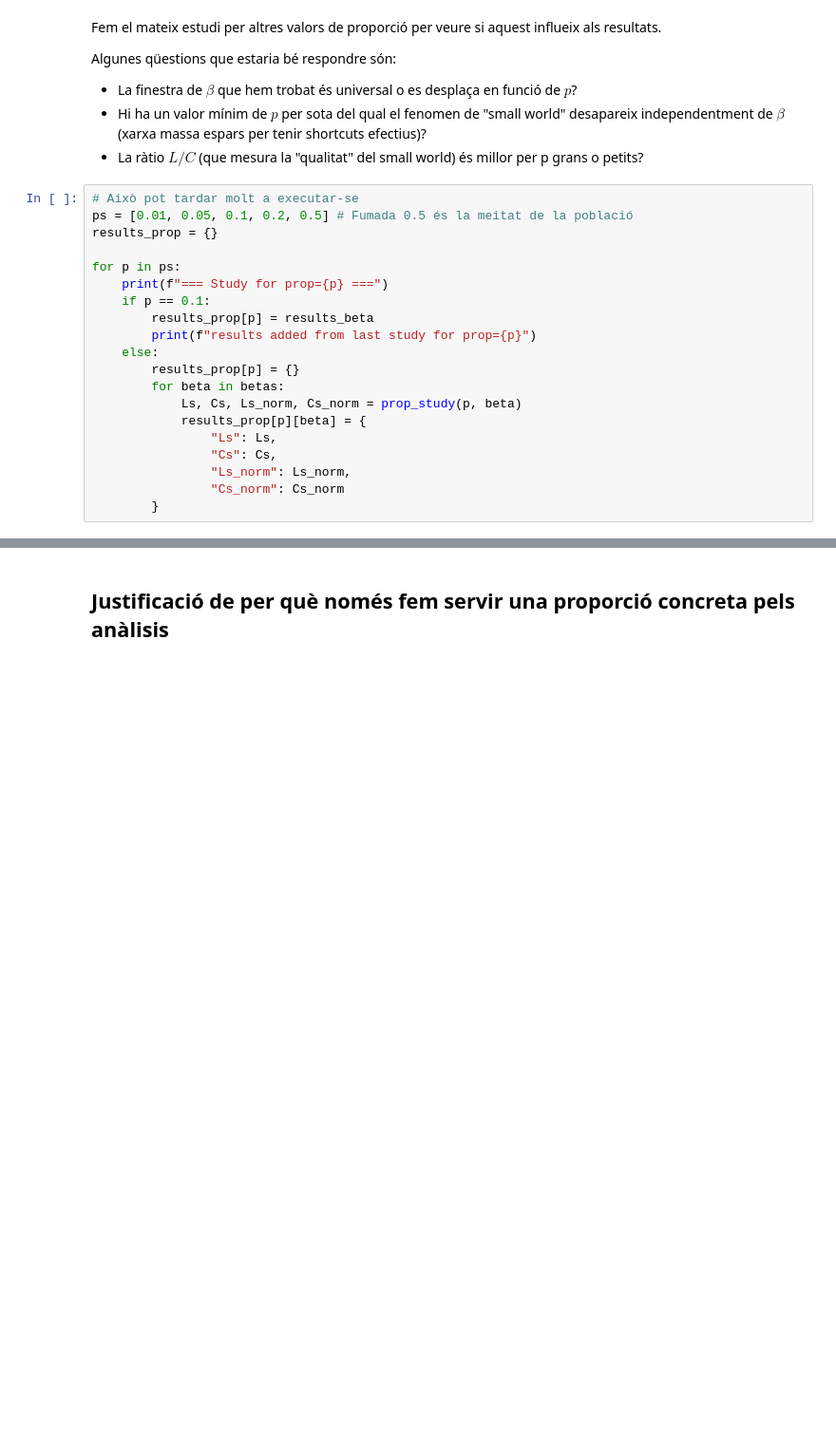
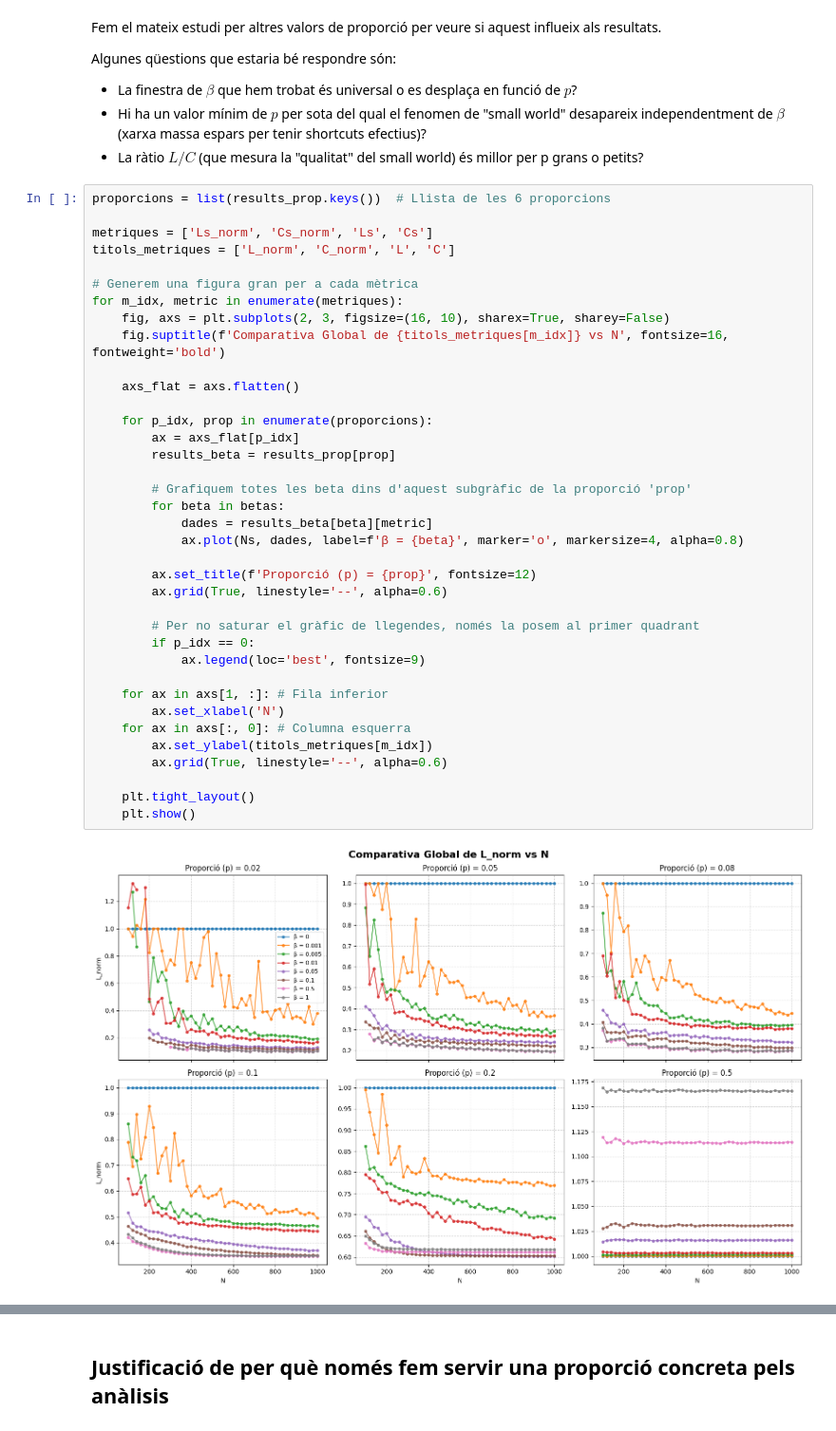
Before and after one commit to sergiresina-gif/small-world-study, a Jupyter notebook: main.ipynb, the cells around one changed output, grey strips where cells are left out. Shown at 95% size. Saved outputs shown, nothing was run; the diff lists cells and outputs as text; blank space fills up the shorter version.

Commit message:
noves gràfiques per totes les proporcions

```diff
--- a/main.ipynb
+++ b/main.ipynb
@@ -507,23 +515,42 @@ Algunes qüestions que estaria bé respondre són:
 + La finestra de $\beta$ que hem trobat és universal o es desplaça en funció de $p$?
 + Hi ha un valor mínim de $p$ per sota del qual el fenomen de "small world" desapareix independentment de $\beta$ (xarxa massa espars per tenir shortcuts efectius)?
 + La ràtio $L/C$ (que mesura la "qualitat" del small world) és millor per p grans o petits?
-# %%
-# Això pot tardar molt a executar-se
-ps = [0.01, 0.05, 0.1, 0.2, 0.5] # Fumada 0.5 és la meitat de la població
-results_prop = {}
-
-for p in ps:
-    print(f"=== Study for prop={p} ===")
-    if p == 0.1:
-        results_prop[p] = results_beta
-        print(f"results added from last study for prop={p}")
-    else:
-        results_prop[p] = {}
-        for beta in betas:
-            Ls, Cs, Ls_norm, Cs_norm = prop_study(p, beta)
-            results_prop[p][beta] = {
-                "Ls": Ls,
-                "Cs": Cs,
-                "Ls_norm": Ls_norm,
-                "Cs_norm": Cs_norm
-        }
+# %%
+proporcions = list(results_prop.keys())  # Llista de les 6 proporcions
+
+metriques = ['Ls_norm', 'Cs_norm', 'Ls', 'Cs']
+titols_metriques = ['L_norm', 'C_norm', 'L', 'C']
+
+# Generem una figura gran per a cada mètrica
+for m_idx, metric in enumerate(metriques):
+    fig, axs = plt.subplots(2, 3, figsize=(16, 10), sharex=True, sharey=False)
+    fig.suptitle(f'Comparativa Global de {titols_metriques[m_idx]} vs N', fontsize=16, fontweight='bold')
+
+    axs_flat = axs.flatten()
+
+    for p_idx, prop in enumerate(proporcions):
+        ax = axs_flat[p_idx]
+        results_beta = results_prop[prop]
+
+        # Grafiquem totes les beta dins d'aquest subgràfic de la proporció 'prop'
+        for beta in betas:
+            dades = results_beta[beta][metric]
+            ax.plot(Ns, dades, label=f'β = {beta}', marker='o', markersize=4, alpha=0.8)
+
+        ax.set_title(f'Proporció (p) = {prop}', fontsize=12)
+        ax.grid(True, linestyle='--', alpha=0.6)
+
+        # Per no saturar el gràfic de llegendes, només la posem al primer quadrant
+        if p_idx == 0:
+            ax.legend(loc='best', fontsize=9)
+
+    for ax in axs[1, :]: # Fila inferior
+        ax.set_xlabel('N')
+    for ax in axs[:, 0]: # Columna esquerra
+        ax.set_ylabel(titols_metriques[m_idx])
+        ax.grid(True, linestyle='--', alpha=0.6)
+
+    plt.tight_layout()
+    plt.show()
+# %% [output]
+[figure, added]
```
Also changed, not shown: parts of 22 cells of this notebook, 1 other file.
